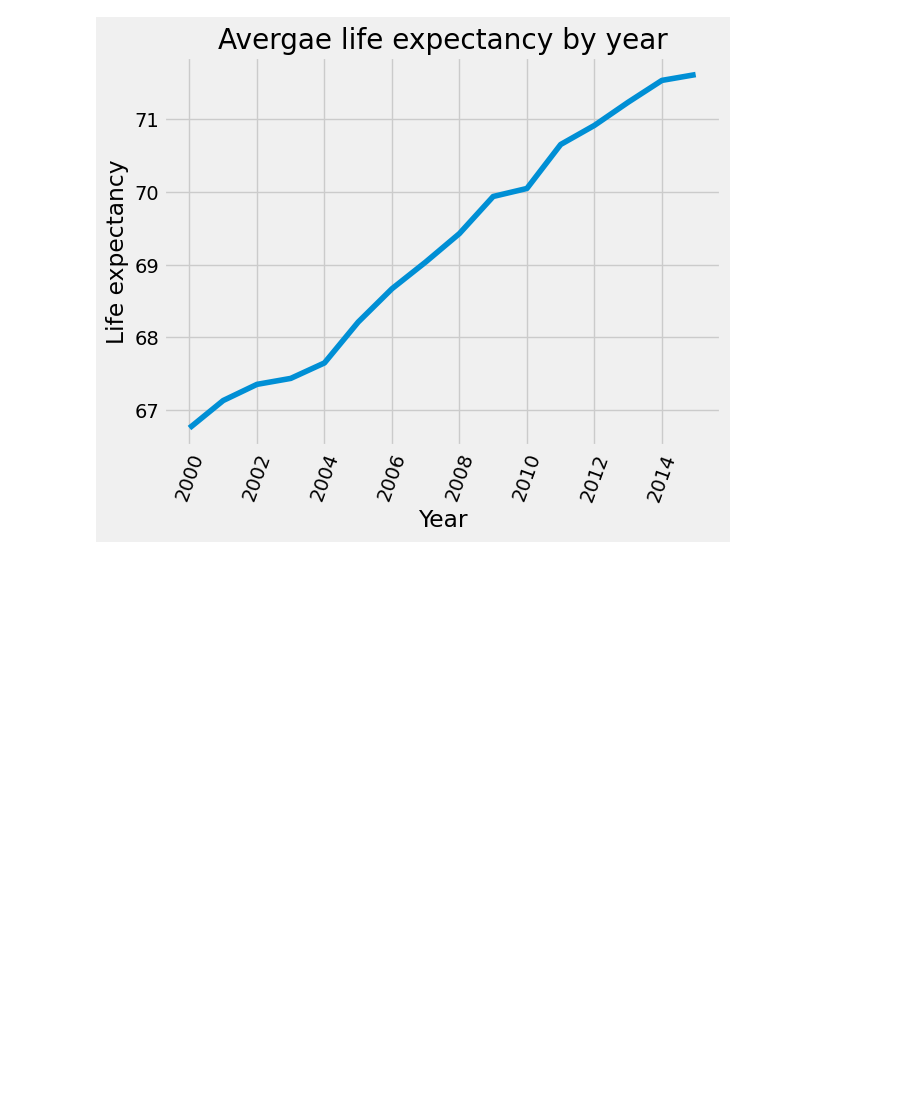
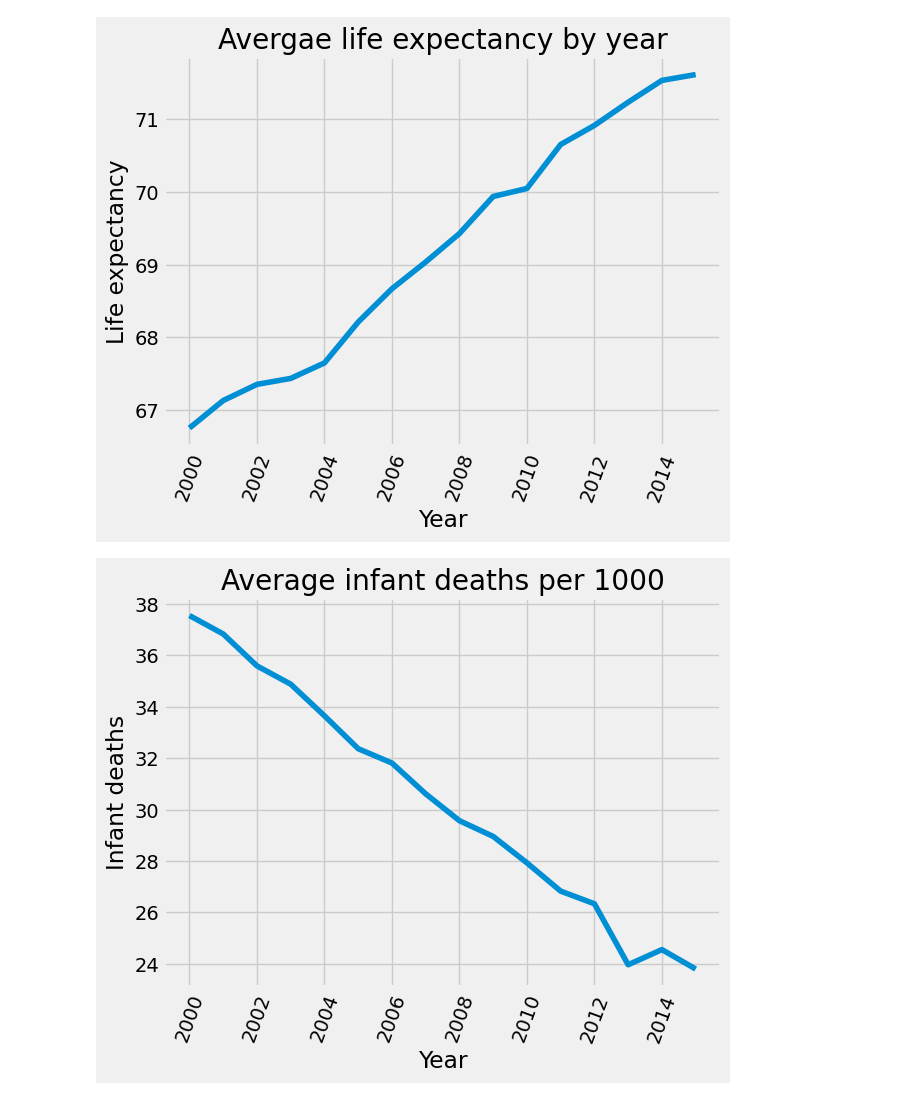
Before and after one commit to CameronBannick/Life-Expectancy-Dataset, a Jupyter notebook: Report on world life expectancy .ipynb, the cells around one changed output. Drawn from its saved outputs; the diff is of its cells as text; code cells hidden in the pictures; blank space fills up the shorter version.

Commit message:
6/3
Continued EDA with various line and scatter plots

```diff
--- a/Report on world life expectancy .ipynb
+++ b/Report on world life expectancy .ipynb
@@ -88,3 +88,19 @@ plt.xticks(rotation=70)
 plt.show()
 # %% [output]
 [figure]
+# %%
+#grouping average infant deaths by year
+avg_inf_ded = df.groupby('Year')['infant deaths'].mean()
+#calling line plot of average infant deaths by year
+plt.plot(avg_inf_ded.index, avg_inf_ded.values)
+#calling plot title
+plt.title('Average infant deaths per 1000')
+#calling axis title
+plt.xlabel('Year')
+plt.ylabel('Infant deaths')
+#rotate x labels
+plt.xticks(rotation=70)
+#show plot
+plt.show()
+# %% [output]
+[figure, added]
```
Also changed, not shown: parts of 9 cells of this notebook.
